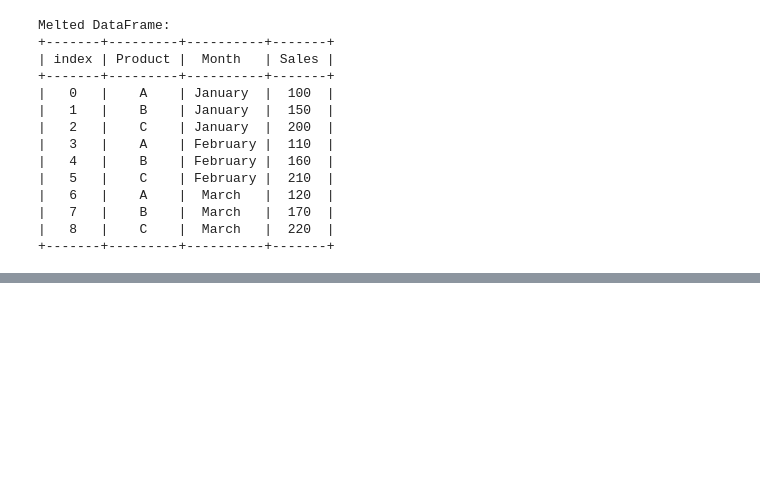
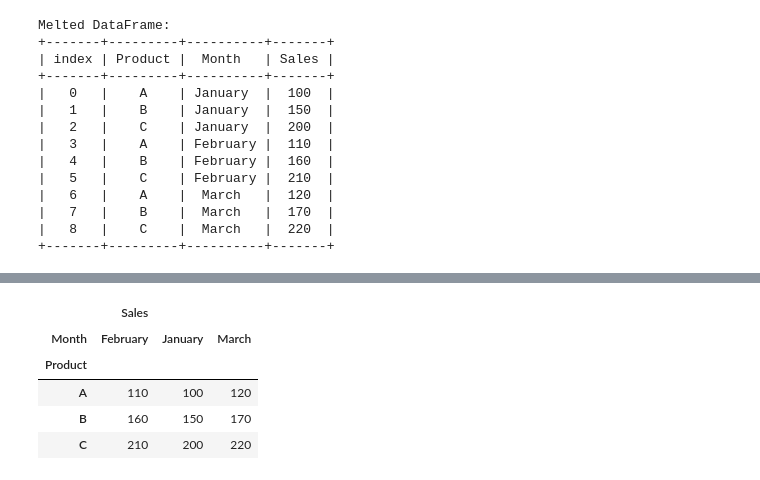
Before and after one commit to thomaskty/Machine-Learning, a Jupyter notebook: data_manipulation.ipynb, the cells around one changed output, grey strips where cells are left out. Drawn from its saved outputs; the diff is of its cells as text; code cells hidden in the pictures; blank space fills up the shorter version.

```diff
--- a/data_manipulation.ipynb
+++ b/data_manipulation.ipynb
@@ -680,0 +692,9 @@ Melted DataFrame:
+# %%
+pd.pivot(data=melted_df,index=['Product'],columns=['Month'],values=['Sales'])
+# %% [output]
+|  | Sales |  |  |
+| Month | February | January | March |
+| Product |  |  |  |
+| A | 110 | 100 | 120 |
+| B | 160 | 150 | 170 |
+| C | 210 | 200 | 220 |
```
Also changed, not shown: parts of 2 cells of this notebook, 2 other files.
